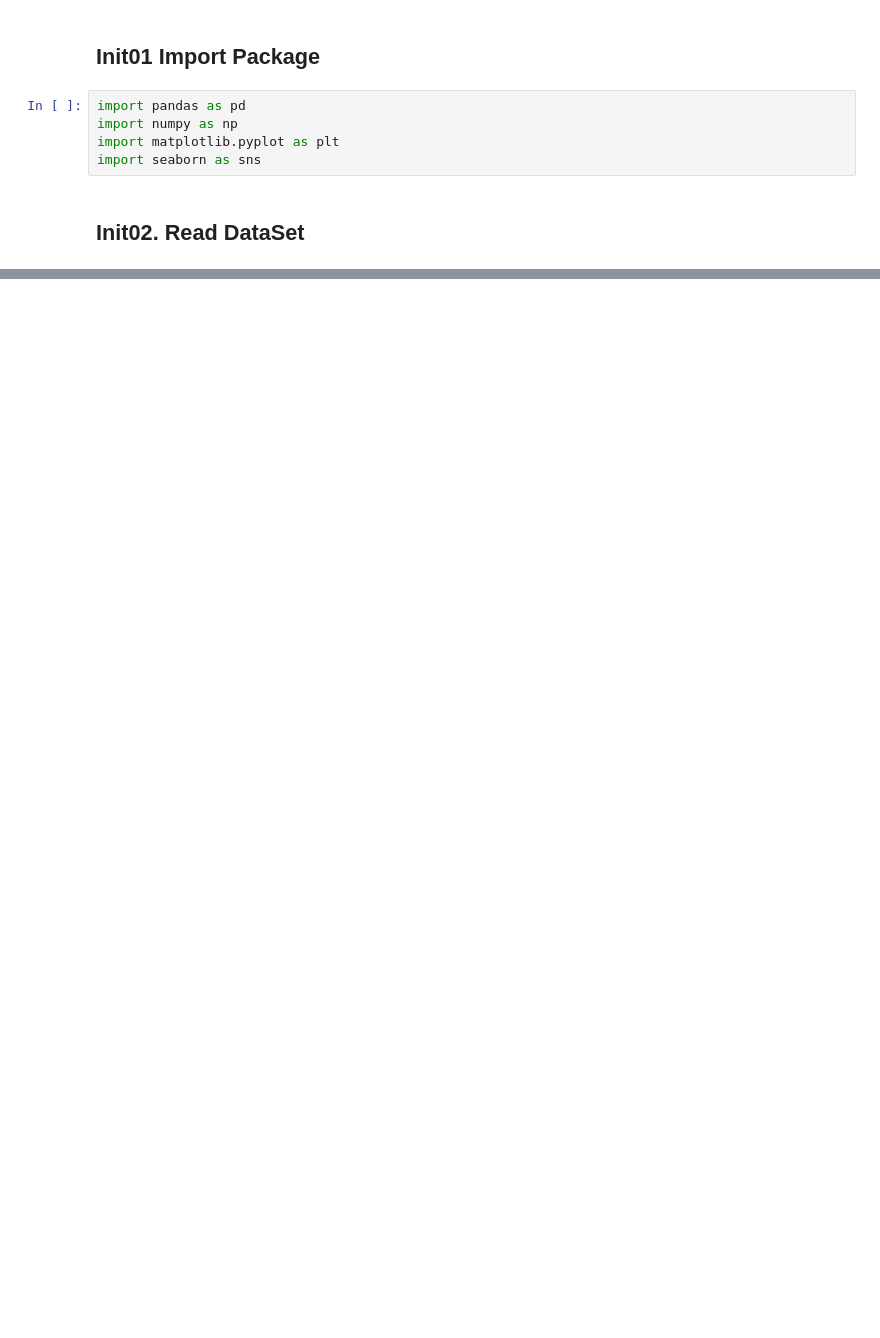
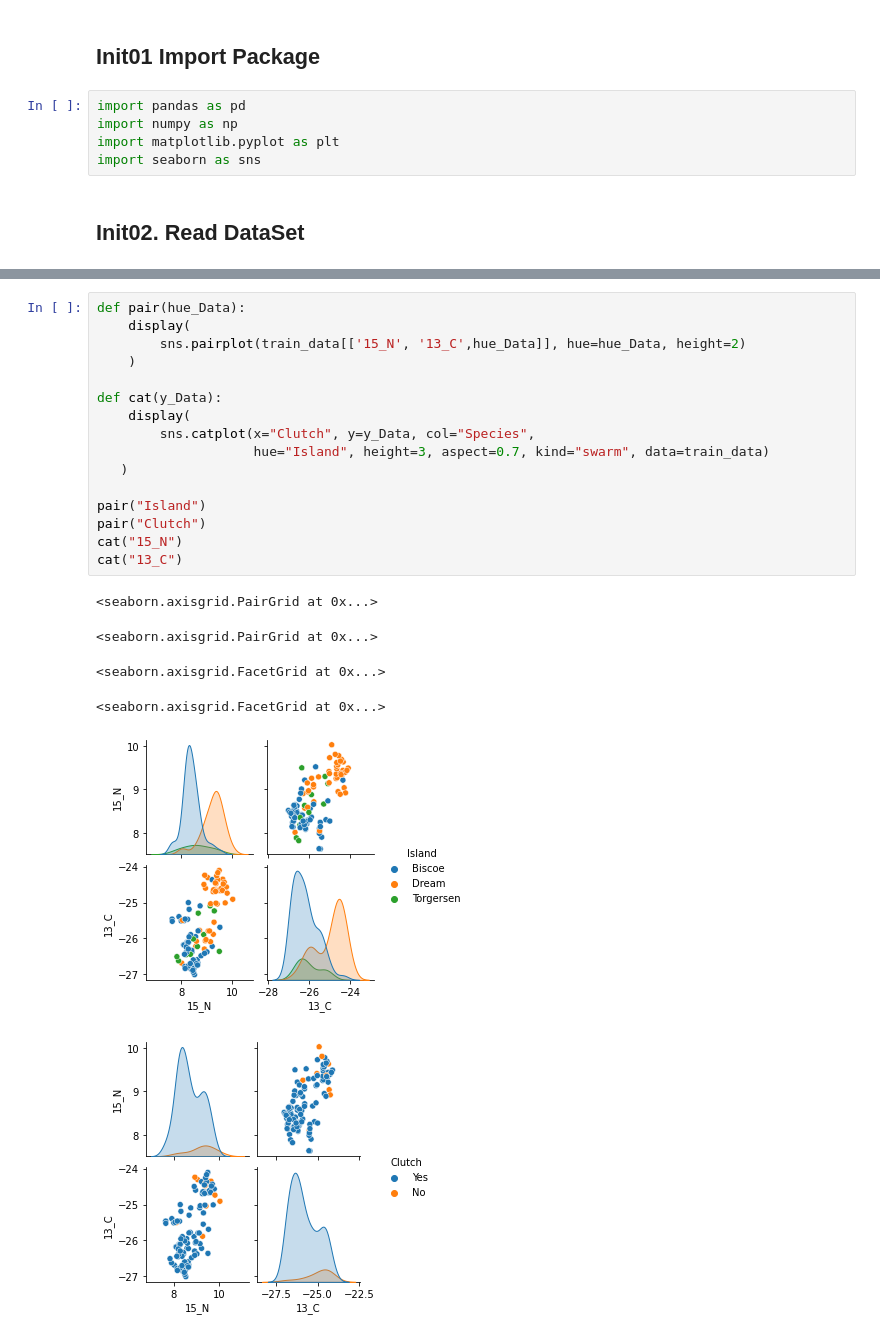
Before and after one commit to E-EE-E/MachineLearning-Study, a Jupyter notebook: Penguin_Weight/wbpark/main.ipynb, the cells around one changed output, grey strips where cells are left out. Drawn from its saved outputs; the diff is of its cells as text; blank space fills up the shorter version.

```diff
--- a/Penguin_Weight/wbpark/main.ipynb
+++ b/Penguin_Weight/wbpark/main.ipynb
@@ -65,0 +195,23 @@ dtype: int64
+# %%
+def pair(hue_Data):
+    display(
+        sns.pairplot(train_data[['15_N', '13_C',hue_Data]], hue=hue_Data, height=2)
+    )
+
+def cat(y_Data):
+    display(
+        sns.catplot(x="Clutch", y=y_Data, col="Species",
+                    hue="Island", height=3, aspect=0.7, kind="swarm", data=train_data)
+   )
+
+pair("Island")
+pair("Clutch")
+cat("15_N")
+cat("13_C")
+# %% [output]
+<seaborn.axisgrid.PairGrid at 0x...>
+<seaborn.axisgrid.PairGrid at 0x...>
+<seaborn.axisgrid.FacetGrid at 0x...>
+<seaborn.axisgrid.FacetGrid at 0x...>
+[figure, added]
+[figure, added]
```
Also changed, not shown: parts of 32 cells of this notebook.
